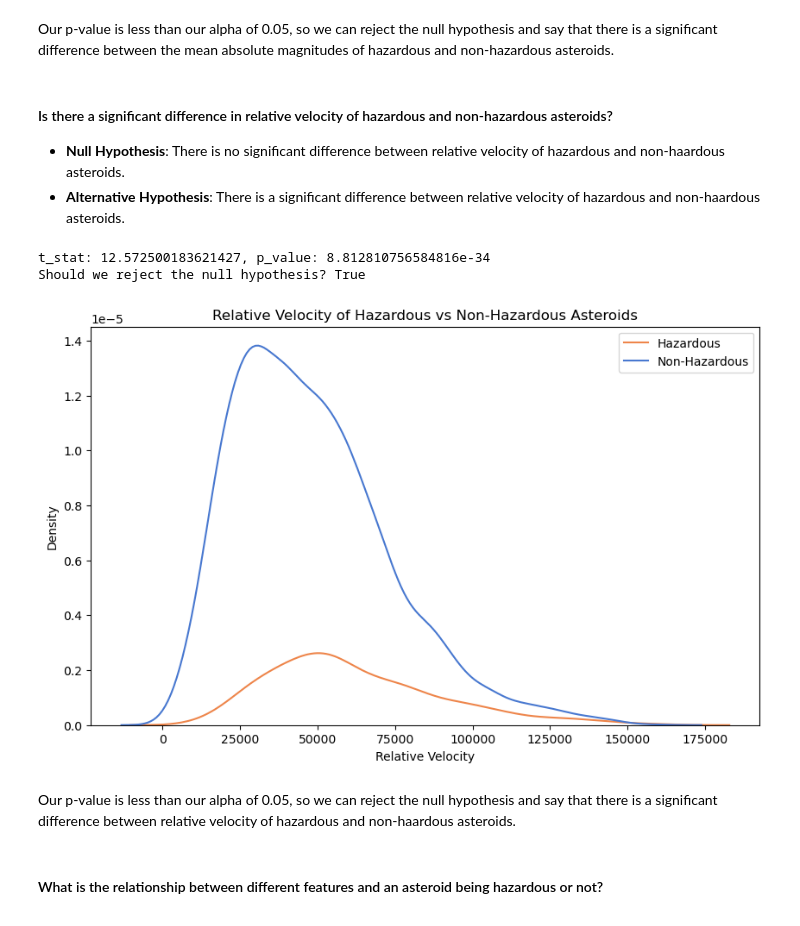
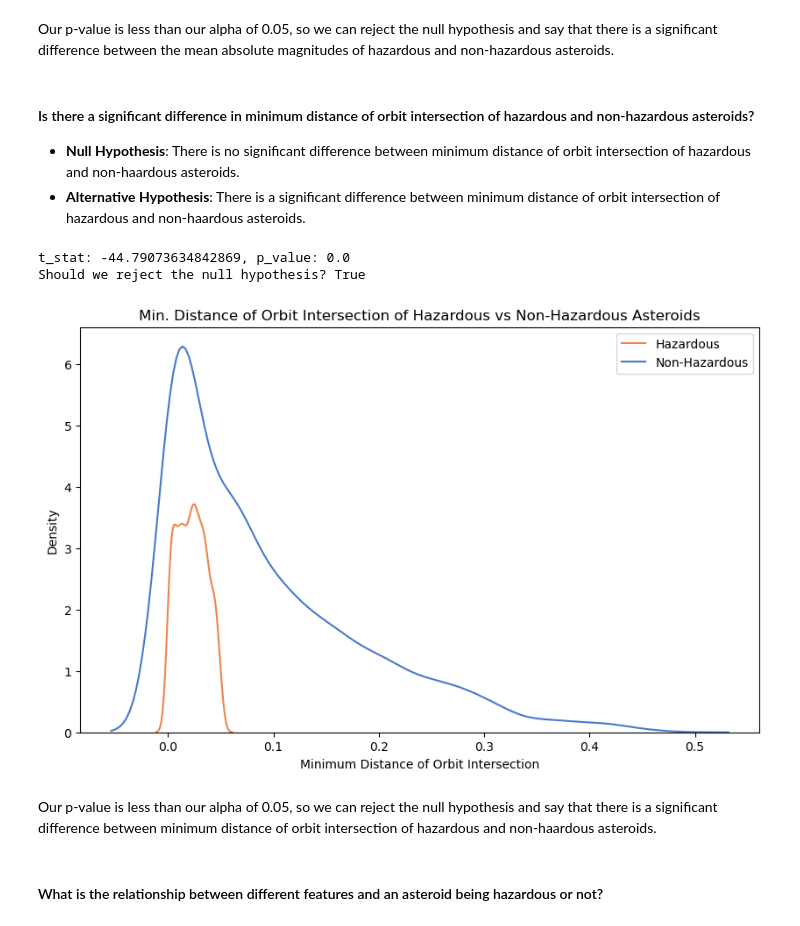
Before and after one commit to anbitasiregar/nasa-asteroid-analysis, a Jupyter notebook: notebooks/data_analysis.ipynb, the cells around one changed output. Cells and saved outputs as stored; diff of their text form; code cells hidden in the pictures.

```diff
--- a/notebooks/data_analysis.ipynb
+++ b/notebooks/data_analysis.ipynb
@@ -347,8 +347,8 @@ Should we reject the null hypothesis? True
 # %% [markdown]
 Our p-value is less than our alpha of 0.05, so we can reject the null hypothesis and say that there is a significant difference between the mean absolute magnitudes of hazardous and non-hazardous asteroids.
 # %% [markdown]
-#### Is there a significant difference in relative velocity of hazardous and non-hazardous asteroids?
-- **Null Hypothesis**: There is no significant difference between relative velocity of hazardous and non-haardous asteroids.
-- **Alternative Hypothesis**: There is a significant difference between relative velocity of hazardous and non-haardous asteroids.
+#### Is there a significant difference in minimum distance of orbit intersection of hazardous and non-hazardous asteroids?
+- **Null Hypothesis**: There is no significant difference between minimum distance of orbit intersection of hazardous and non-haardous asteroids.
+- **Alternative Hypothesis**: There is a significant difference between minimum distance of orbit intersection of hazardous and non-haardous asteroids.
 # %%
 # get the relative velocity data for hazardous and non-hazardous asteroids
@@ -358,27 +358,28 @@ rel_vel_nonhazardous = analysis_df[analysis_df["Hazardous"] == 0]["Relative Velo
 # define our alpha
 alpha = 0.05
 
-t_stat, p_value = ttest_ind(rel_vel_hazardous, rel_vel_nonhazardous, equal_var=False)
+t_stat, p_value = ttest_ind(min_orbit_hazardous, min_orbit_nonhazardous, equal_var=False)
 print(f"t_stat: {t_stat}, p_value: {p_value}")
 print(f"Should we reject the null hypothesis? {p_value < alpha}")
 # %% [output]
-t_stat: 12.572500183621427, p_value: 8.812810756584816e-34
+t_stat: -44.79073634842869, p_value: 0.0
 Should we reject the null hypothesis? True
 # %%
 # Presentation Visual:
-# KDE of relative velocities of hazardous and non-hazardous asteroids
+# KDE of min distance orbit intersection of hazardous and non-hazardous asteroids
+# Minimum Orbit Intersection
 
 plt.figure(figsize=(10, 6))
 
-sns.kdeplot(data=analysis_df, x="Relative Velocity km per hr", hue="Hazardous", legend=True, palette='muted')
-plt.title("Relative Velocity of Hazardous vs Non-Hazardous Asteroids")
-plt.xlabel("Relative Velocity")
+sns.kdeplot(data=analysis_df, x="Minimum Orbit Intersection", hue="Hazardous", legend=True, palette='muted')
+plt.title("Min. Distance of Orbit Intersection of Hazardous vs Non-Hazardous Asteroids")
+plt.xlabel("Minimum Distance of Orbit Intersection")
 plt.legend([0, 1], labels=["Hazardous", "Non-Hazardous"])
 plt.show()
 # %% [output]
-[figure, old version]
+[figure, new version]
 # %% [markdown]
-Our p-value is less than our alpha of 0.05, so we can reject the null hypothesis and say that there is a significant difference between relative velocity of hazardous and non-haardous asteroids.
+Our p-value is less than our alpha of 0.05, so we can reject the null hypothesis and say that there is a significant difference between minimum distance of orbit intersection of hazardous and non-haardous asteroids.
 # %% [markdown]
 #### What is the relationship between different features and an asteroid being hazardous or not?
 # %%
```
Also changed, not shown: parts of 3 cells of this notebook, 1 other file.
